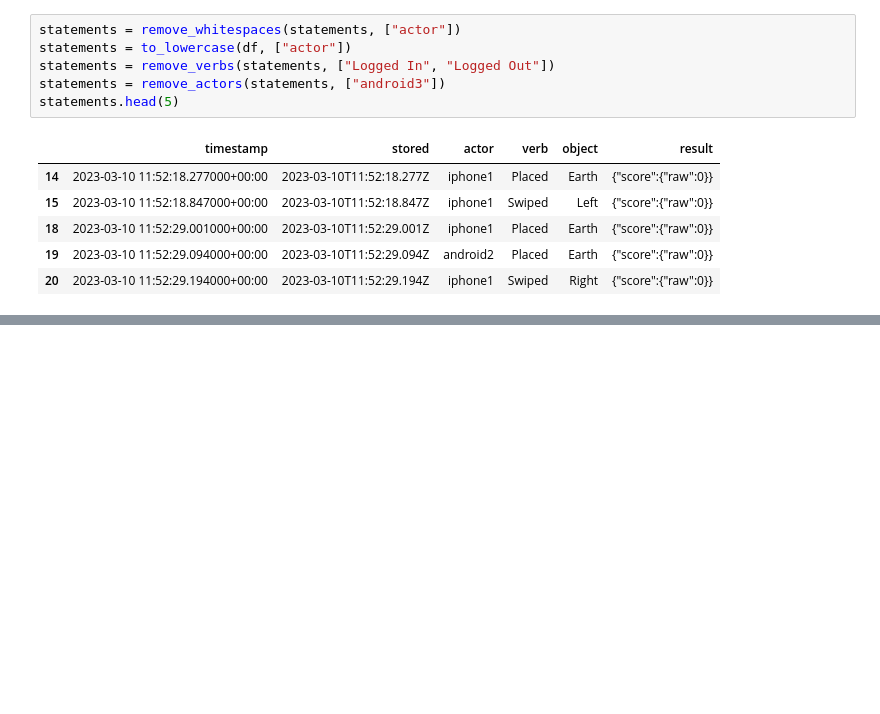
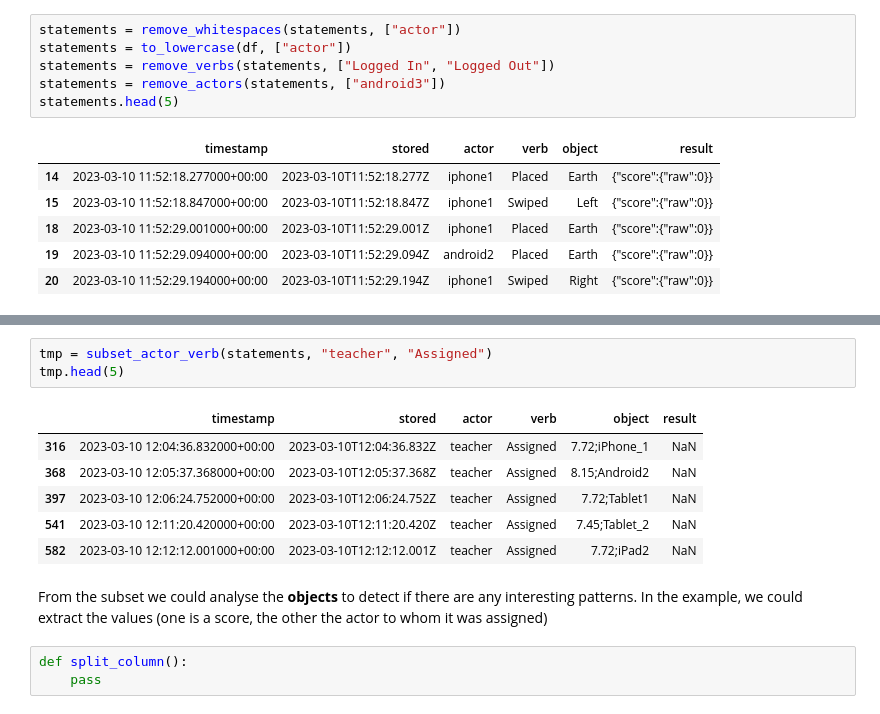
Before and after one commit to Stocastico/xapi_analysis, a Jupyter notebook: _proc/01_input_csv.ipynb, the cells around one changed output, grey strips where cells are left out. Drawn from its saved outputs; the diff is of its cells as text; blank space fills up the shorter version.

```diff
--- a/_proc/01_input_csv.ipynb
+++ b/_proc/01_input_csv.ipynb
@@ -213,0 +284,15 @@ statements.head(5)
+# %%
+tmp = subset_actor_verb(statements, "teacher", "Assigned")
+tmp.head(5)
+# %% [output]
+|  | timestamp | stored | actor | verb | object | result |
+| 316 | 2023-03-10 12:04:36.832000+00:00 | 2023-03-10T12:04:36.832Z | teacher | Assigned | 7.72;iPhone_1 | NaN |
+| 368 | 2023-03-10 12:05:37.368000+00:00 | 2023-03-10T12:05:37.368Z | teacher | Assigned | 8.15;Android2 | NaN |
+| 397 | 2023-03-10 12:06:24.752000+00:00 | 2023-03-10T12:06:24.752Z | teacher | Assigned | 7.72;Tablet1 | NaN |
+| 541 | 2023-03-10 12:11:20.420000+00:00 | 2023-03-10T12:11:20.420Z | teacher | Assigned | 7.45;Tablet_2 | NaN |
+| 582 | 2023-03-10 12:12:12.001000+00:00 | 2023-03-10T12:12:12.001Z | teacher | Assigned | 7.72;iPad2 | NaN |
+# %% [markdown]
+From the subset we could analyse the **objects** to detect if there are any interesting patterns. In the example, we could extract the values (one is a score, the other the actor to whom it was assigned)
+# %%
+def split_column():
+    pass
```
Also changed, not shown: parts of 9 cells of this notebook, 6 other files.
